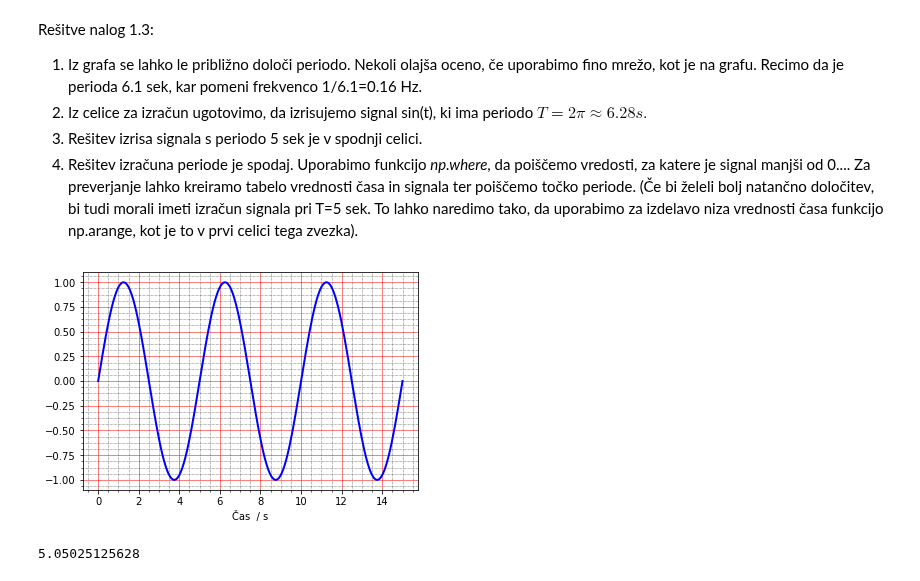
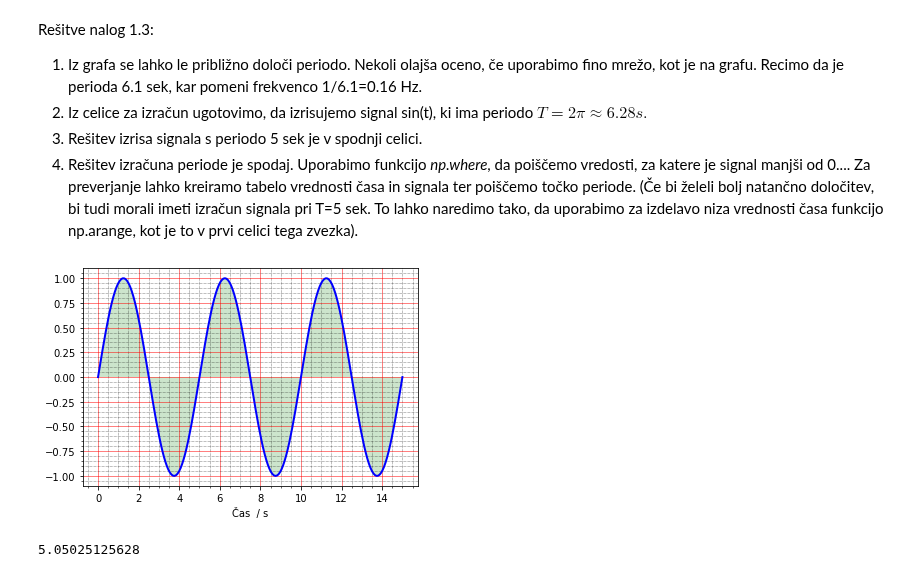
Before and after one commit to osnove/Dodatno, a Jupyter notebook: Periodicni_signali.ipynb, the cells around one changed output. Cells and saved outputs as stored; diff of their text form; code cells hidden in the pictures.

```diff
--- a/Periodicni_signali.ipynb
+++ b/Periodicni_signali.ipynb
@@ -224,20 +225,22 @@ Rešitve nalog 1.3:
 # %%
 # Sinusni signal s periodo 5 sek
 T=5
 freq=1/T
 omega=2*np.pi*freq
 t=np.linspace(0,3*5,200)
 #t=np.arange(0,3*T,0.1) # niz od 0 do 15 s korakom 0.1
 y=np.sin(omega*t)
 fig, ax = plt.subplots()
 ax.minorticks_on()
 ax.plot(t,y,linewidth=2,color='b')
 ax.grid(which='major', linestyle='-', linewidth='0.5', color='red')
 ax.grid(which='minor', linestyle=':', linewidth='0.5', color='black')
+ax.fill_between(t, 0, y,facecolor='green', alpha=0.2) # Še malo pobarvamo, za lepši izgled
+
 ax.set_xlabel('Čas  / s')
 plt.show()
 # %% [output]
-[figure, old version]
+[figure, new version]
 # %%
 # Poiščem periodo signala
 indeks=np.where(y<0)  # indeksi, kjer je y<0
```
Also changed, not shown: parts of 2 cells of this notebook.
